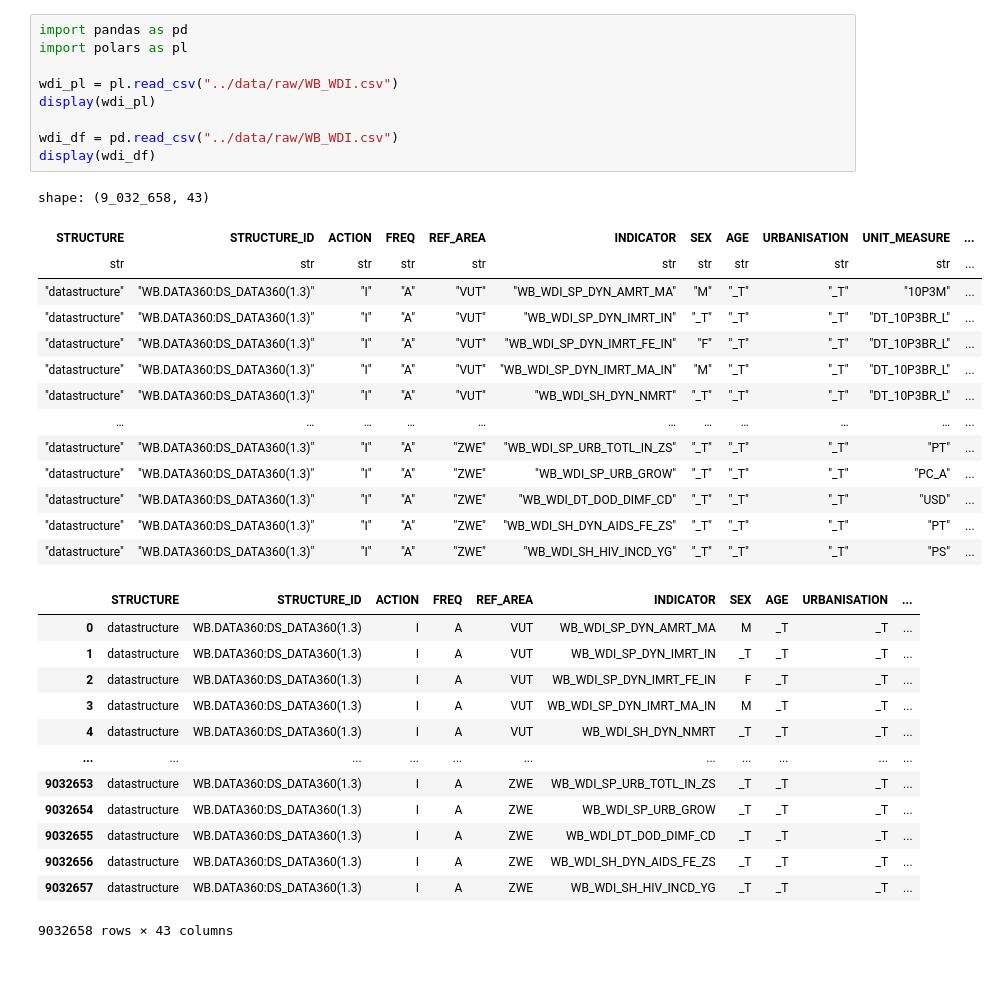
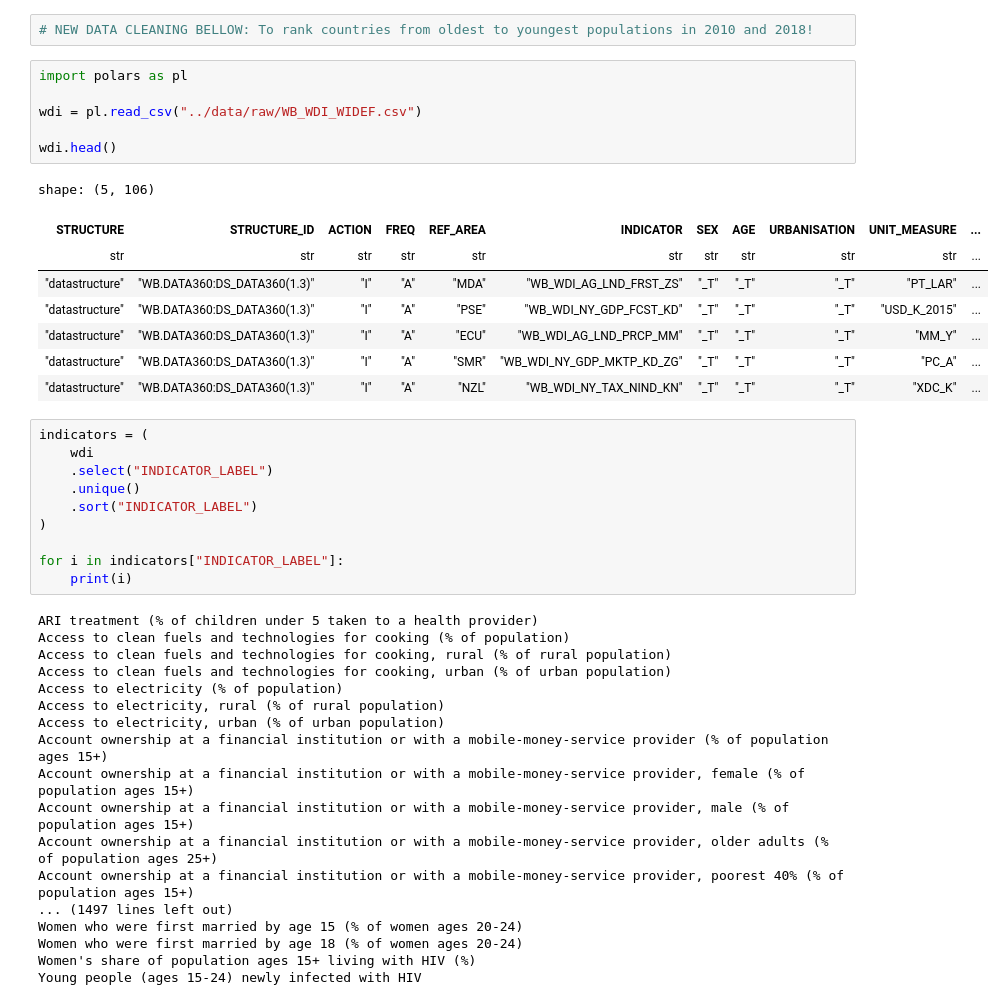
Before and after one commit to rachelv2/first_project, a Jupyter notebook: notebooks/data_cleaning_rachel.ipynb, the cells around one changed output. Drawn from its saved outputs; the diff is of its cells as text; blank space fills up the shorter version.

```diff
--- a/notebooks/data_cleaning_rachel.ipynb
+++ b/notebooks/data_cleaning_rachel.ipynb
@@ -1,37 +1,45 @@
+# %%
+# NEW DATA CLEANING BELLOW: To rank countries from oldest to youngest populations in 2010 and 2018!
 # %%
-import pandas as pd
 import polars as pl
 
-wdi_pl = pl.read_csv("../data/raw/WB_WDI.csv")
-display(wdi_pl)
+wdi = pl.read_csv("../data/raw/WB_WDI_WIDEF.csv")
 
-wdi_df = pd.read_csv("../data/raw/WB_WDI.csv")
-display(wdi_df)
+wdi.head()
 # %% [output]
-shape: (9_032_658, 43)
+shape: (5, 106)
 | STRUCTURE | STRUCTURE_ID | ACTION | FREQ | REF_AREA | INDICATOR | SEX | AGE | URBANISATION | UNIT_MEASURE | ... |
 | str | str | str | str | str | str | str | str | str | str | ... |
-| "datastructure" | "WB.DATA360:DS_DATA360(1.3)" | "I" | "A" | "VUT" | "WB_WDI_SP_DYN_AMRT_MA" | "M" | "_T" | "_T" | "10P3M" | ... |
-| "datastructure" | "WB.DATA360:DS_DATA360(1.3)" | "I" | "A" | "VUT" | "WB_WDI_SP_DYN_IMRT_IN" | "_T" | "_T" | "_T" | "DT_10P3BR_L" | ... |
-| "datastructure" | "WB.DATA360:DS_DATA360(1.3)" | "I" | "A" | "VUT" | "WB_WDI_SP_DYN_IMRT_FE_IN" | "F" | "_T" | "_T" | "DT_10P3BR_L" | ... |
-| "datastructure" | "WB.DATA360:DS_DATA360(1.3)" | "I" | "A" | "VUT" | "WB_WDI_SP_DYN_IMRT_MA_IN" | "M" | "_T" | "_T" | "DT_10P3BR_L" | ... |
-| "datastructure" | "WB.DATA360:DS_DATA360(1.3)" | "I" | "A" | "VUT" | "WB_WDI_SH_DYN_NMRT" | "_T" | "_T" | "_T" | "DT_10P3BR_L" | ... |
-| … | … | … | … | … | … | … | … | … | … | ... |
-| "datastructure" | "WB.DATA360:DS_DATA360(1.3)" | "I" | "A" | "ZWE" | "WB_WDI_SP_URB_TOTL_IN_ZS" | "_T" | "_T" | "_T" | "PT" | ... |
-| "datastructure" | "WB.DATA360:DS_DATA360(1.3)" | "I" | "A" | "ZWE" | "WB_WDI_SP_URB_GROW" | "_T" | "_T" | "_T" | "PC_A" | ... |
-| "datastructure" | "WB.DATA360:DS_DATA360(1.3)" | "I" | "A" | "ZWE" | "WB_WDI_DT_DOD_DIMF_CD" | "_T" | "_T" | "_T" | "USD" | ... |
-| "datastructure" | "WB.DATA360:DS_DATA360(1.3)" | "I" | "A" | "ZWE" | "WB_WDI_SH_DYN_AIDS_FE_ZS" | "_T" | "_T" | "_T" | "PT" | ... |
-| "datastructure" | "WB.DATA360:DS_DATA360(1.3)" | "I" | "A" | "ZWE" | "WB_WDI_SH_HIV_INCD_YG" | "_T" | "_T" | "_T" | "PS" | ... |
+| "datastructure" | "WB.DATA360:DS_DATA360(1.3)" | "I" | "A" | "MDA" | "WB_WDI_AG_LND_FRST_ZS" | "_T" | "_T" | "_T" | "PT_LAR" | ... |
+| "datastructure" | "WB.DATA360:DS_DATA360(1.3)" | "I" | "A" | "PSE" | "WB_WDI_NY_GDP_FCST_KD" | "_T" | "_T" | "_T" | "USD_K_2015" | ... |
+| "datastructure" | "WB.DATA360:DS_DATA360(1.3)" | "I" | "A" | "ECU" | "WB_WDI_AG_LND_PRCP_MM" | "_T" | "_T" | "_T" | "MM_Y" | ... |
+| "datastructure" | "WB.DATA360:DS_DATA360(1.3)" | "I" | "A" | "SMR" | "WB_WDI_NY_GDP_MKTP_KD_ZG" | "_T" | "_T" | "_T" | "PC_A" | ... |
+| "datastructure" | "WB.DATA360:DS_DATA360(1.3)" | "I" | "A" | "NZL" | "WB_WDI_NY_TAX_NIND_KN" | "_T" | "_T" | "_T" | "XDC_K" | ... |
-|  | STRUCTURE | STRUCTURE_ID | ACTION | FREQ | REF_AREA | INDICATOR | SEX | AGE | URBANISATION | ... |
-| 0 | datastructure | WB.DATA360:DS_DATA360(1.3) | I | A | VUT | WB_WDI_SP_DYN_AMRT_MA | M | _T | _T | ... |
-| 1 | datastructure | WB.DATA360:DS_DATA360(1.3) | I | A | VUT | WB_WDI_SP_DYN_IMRT_IN | _T | _T | _T | ... |
-| 2 | datastructure | WB.DATA360:DS_DATA360(1.3) | I | A | VUT | WB_WDI_SP_DYN_IMRT_FE_IN | F | _T | _T | ... |
-| 3 | datastructure | WB.DATA360:DS_DATA360(1.3) | I | A | VUT | WB_WDI_SP_DYN_IMRT_MA_IN | M | _T | _T | ... |
-| 4 | datastructure | WB.DATA360:DS_DATA360(1.3) | I | A | VUT | WB_WDI_SH_DYN_NMRT | _T | _T | _T | ... |
-| ... | ... | ... | ... | ... | ... | ... | ... | ... | ... | ... |
-| 9032653 | datastructure | WB.DATA360:DS_DATA360(1.3) | I | A | ZWE | WB_WDI_SP_URB_TOTL_IN_ZS | _T | _T | _T | ... |
-| 9032654 | datastructure | WB.DATA360:DS_DATA360(1.3) | I | A | ZWE | WB_WDI_SP_URB_GROW | _T | _T | _T | ... |
-| 9032655 | datastructure | WB.DATA360:DS_DATA360(1.3) | I | A | ZWE | WB_WDI_DT_DOD_DIMF_CD | _T | _T | _T | ... |
-| 9032656 | datastructure | WB.DATA360:DS_DATA360(1.3) | I | A | ZWE | WB_WDI_SH_DYN_AIDS_FE_ZS | _T | _T | _T | ... |
-| 9032657 | datastructure | WB.DATA360:DS_DATA360(1.3) | I | A | ZWE | WB_WDI_SH_HIV_INCD_YG | _T | _T | _T | ... |
-9032658 rows × 43 columns
+# %%
+indicators = (
+    wdi
+    .select("INDICATOR_LABEL")
+    .unique()
+    .sort("INDICATOR_LABEL")
+)
+
+for i in indicators["INDICATOR_LABEL"]:
+    print(i)
+# %% [output]
+ARI treatment (% of children under 5 taken to a health provider)
+Access to clean fuels and technologies for cooking (% of population)
+Access to clean fuels and technologies for cooking, rural (% of rural population)
+Access to clean fuels and technologies for cooking, urban (% of urban population)
+Access to electricity (% of population)
+Access to electricity, rural (% of rural population)
+Access to electricity, urban (% of urban population)
+Account ownership at a financial institution or with a mobile-money-service provider (% of population ages 15+)
+Account ownership at a financial institution or with a mobile-money-service provider, female (% of population ages 15+)
+Account ownership at a financial institution or with a mobile-money-service provider, male (% of population ages 15+)
+Account ownership at a financial institution or with a mobile-money-service provider, older adults (% of population ages 25+)
+Account ownership at a financial institution or with a mobile-money-service provider, poorest 40% (% of population ages 15+)
+... (1497 lines left out)
+Women who were first married by age 15 (% of women ages 20-24)
+Women who were first married by age 18 (% of women ages 20-24)
+Women's share of population ages 15+ living with HIV (%)
+Young people (ages 15-24) newly infected with HIV
```
Also changed, not shown: parts of 13 cells of this notebook.
